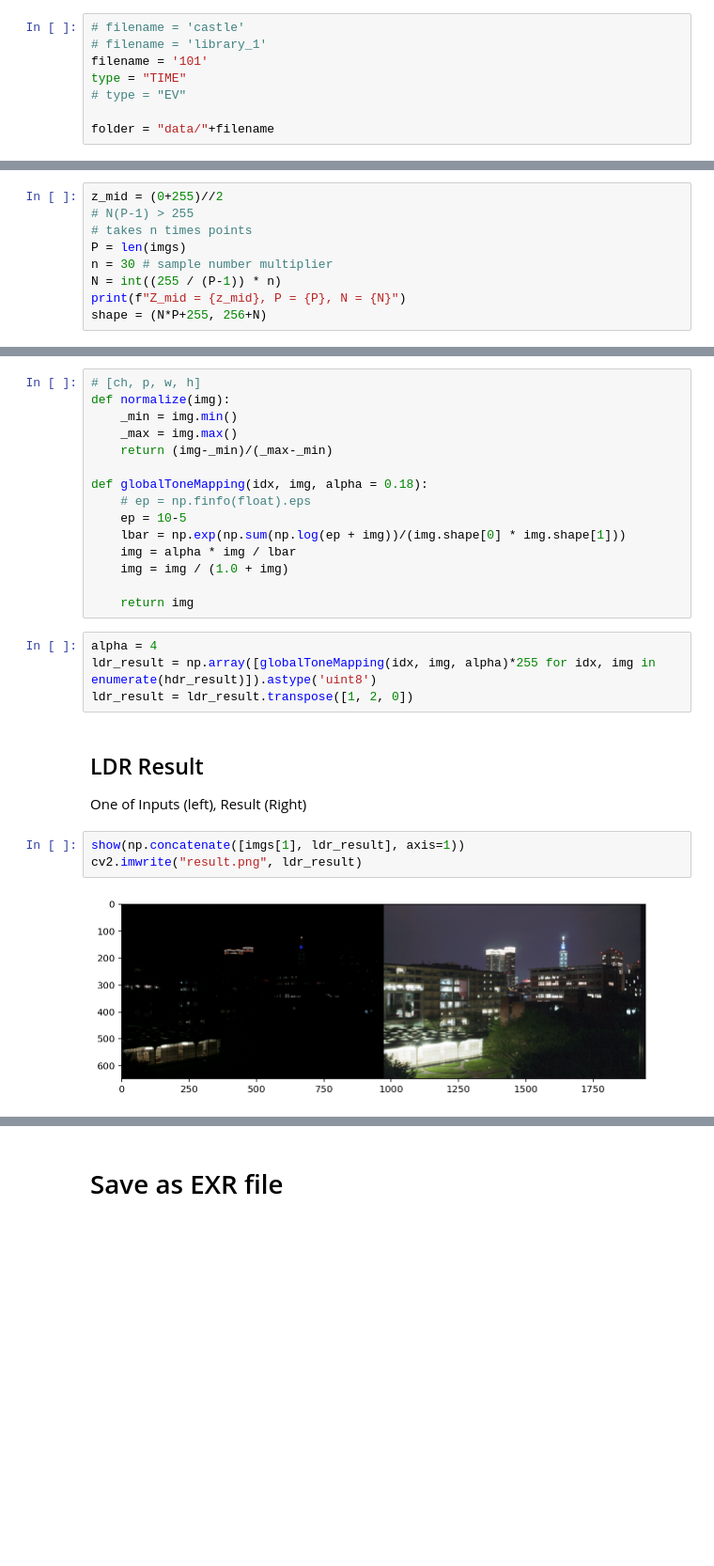
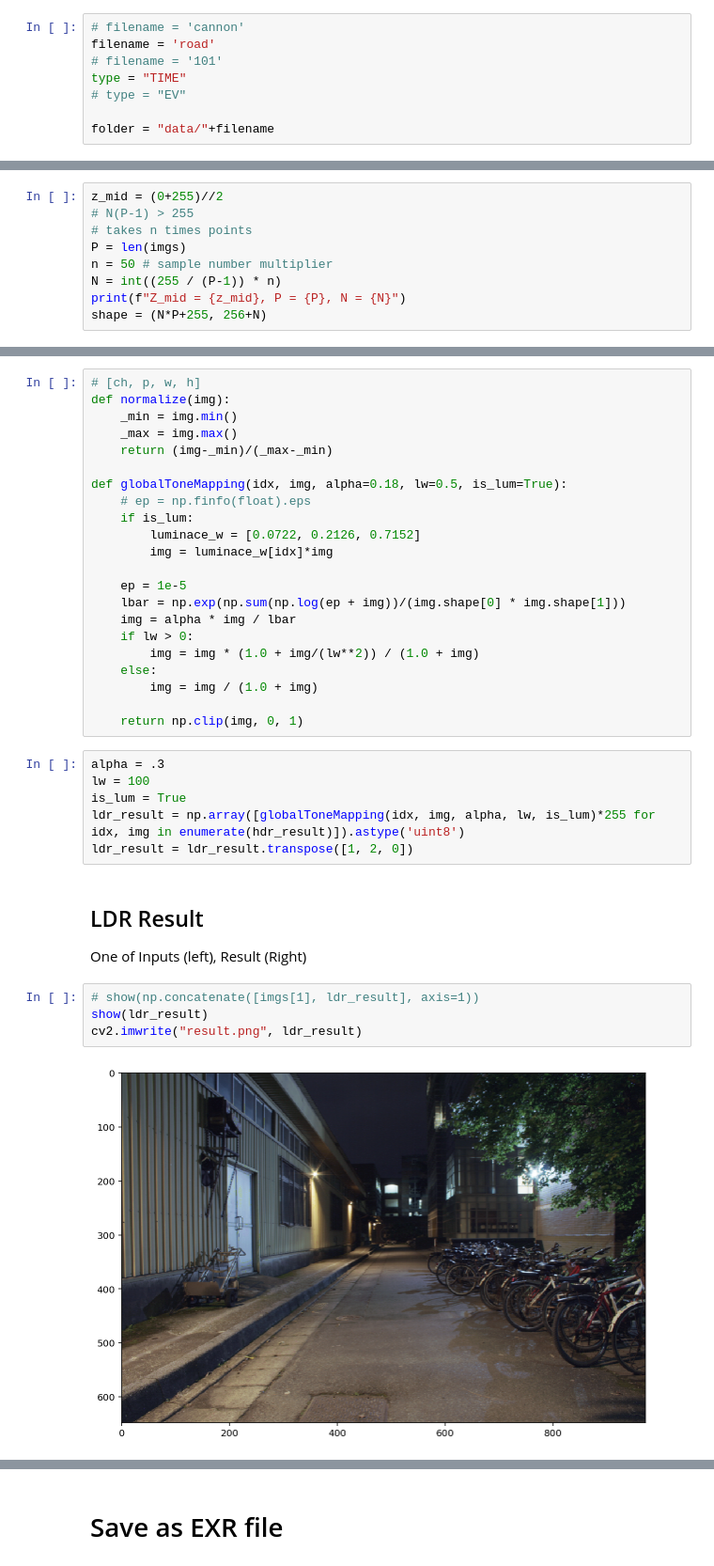
Before and after one commit to csvt32745/VFX_2021_SPRING, a Jupyter notebook: hw1/hw1.ipynb, the cells around one changed output, grey strips where cells are left out. Shown at 94% size. Saved outputs shown, nothing was run; the diff lists cells and outputs as text; blank space fills up the shorter version.

```diff
--- a/hw1/hw1.ipynb
+++ b/hw1/hw1.ipynb
@@ -22,9 +22,9 @@ def show(img):
 # %% [markdown]
 ## Read Image
 # %%
-# filename = 'castle'
-# filename = 'library_1'
-filename = '101'
+# filename = 'cannon'
+filename = 'road'
+# filename = '101'
 type = "TIME"
 # type = "EV"
 
@@ -121,7 +121,7 @@ z_mid = (0+255)//2
 # N(P-1) > 255
 # takes n times points
 P = len(imgs)
-n = 30 # sample number multiplier
+n = 50 # sample number multiplier
 N = int((255 / (P-1)) * n)
 print(f"Z_mid = {z_mid}, P = {P}, N = {N}")
 shape = (N*P+255, 256+N)
@@ -172,26 +175,36 @@ def normalize(img):
     _max = img.max()
     return (img-_min)/(_max-_min)
 
-def globalToneMapping(idx, img, alpha = 0.18):
+def globalToneMapping(idx, img, alpha=0.18, lw=0.5, is_lum=True):
     # ep = np.finfo(float).eps
-    ep = 10-5
+    if is_lum:
+        luminace_w = [0.0722, 0.2126, 0.7152]
+        img = luminace_w[idx]*img
+
+    ep = 1e-5
     lbar = np.exp(np.sum(np.log(ep + img))/(img.shape[0] * img.shape[1]))
     img = alpha * img / lbar
-    img = img / (1.0 + img)
+    if lw > 0:
+        img = img * (1.0 + img/(lw**2)) / (1.0 + img)
+    else:
+        img = img / (1.0 + img)
 
-    return img
+    return np.clip(img, 0, 1)
 # %%
-alpha = 4
-ldr_result = np.array([globalToneMapping(idx, img, alpha)*255 for idx, img in enumerate(hdr_result)]).astype('uint8')
+alpha = .3
+lw = 100
+is_lum = True
+ldr_result = np.array([globalToneMapping(idx, img, alpha, lw, is_lum)*255 for idx, img in enumerate(hdr_result)]).astype('uint8')
 ldr_result = ldr_result.transpose([1, 2, 0])
 # %% [markdown]
 ## LDR Result
 One of Inputs (left), Result (Right)
 # %%
-show(np.concatenate([imgs[1], ldr_result], axis=1))
+# show(np.concatenate([imgs[1], ldr_result], axis=1))
+show(ldr_result)
 cv2.imwrite("result.png", ldr_result)
 # %% [output]
-[figure, old version]
+[figure, new version]
 True
 # %% [markdown]
 # Save as EXR file
```
Also changed, not shown: parts of 6 cells of this notebook, 1 other file.
